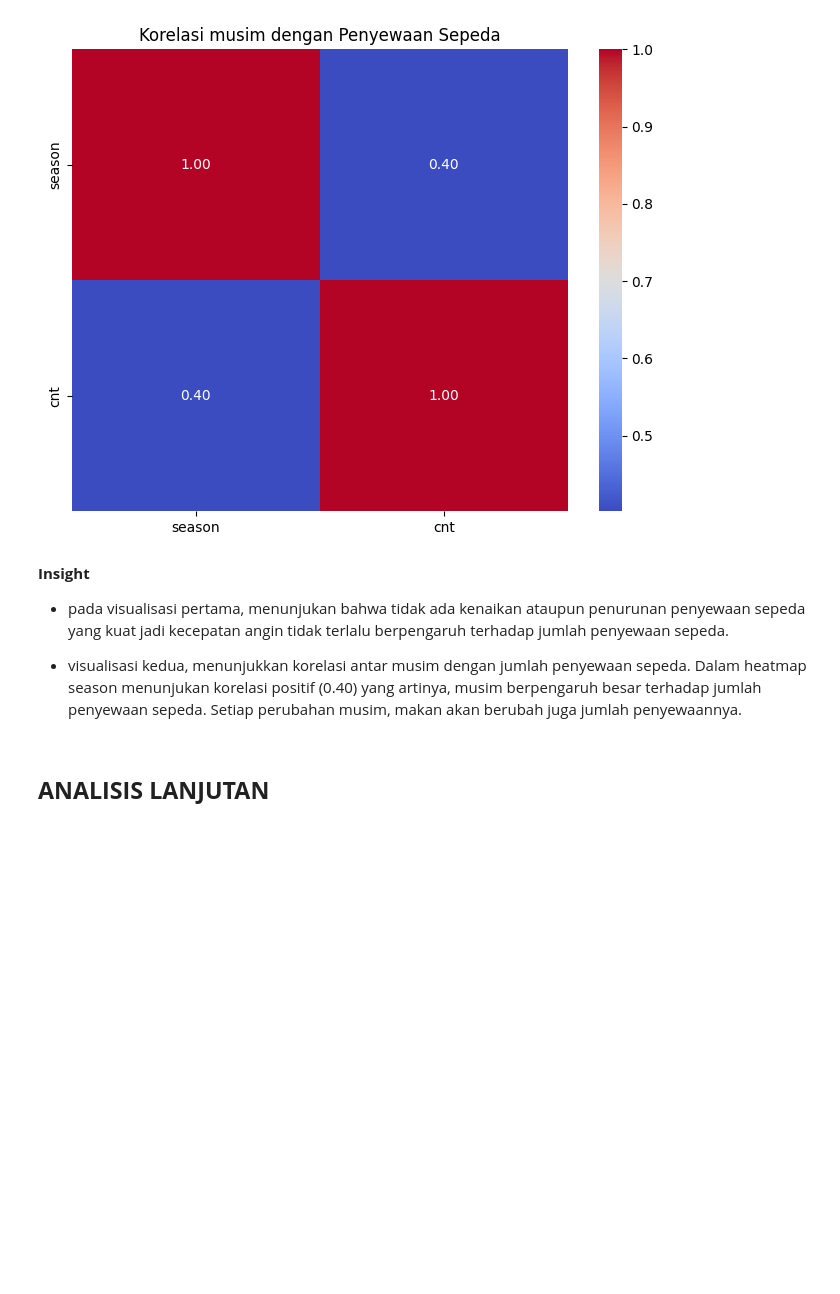
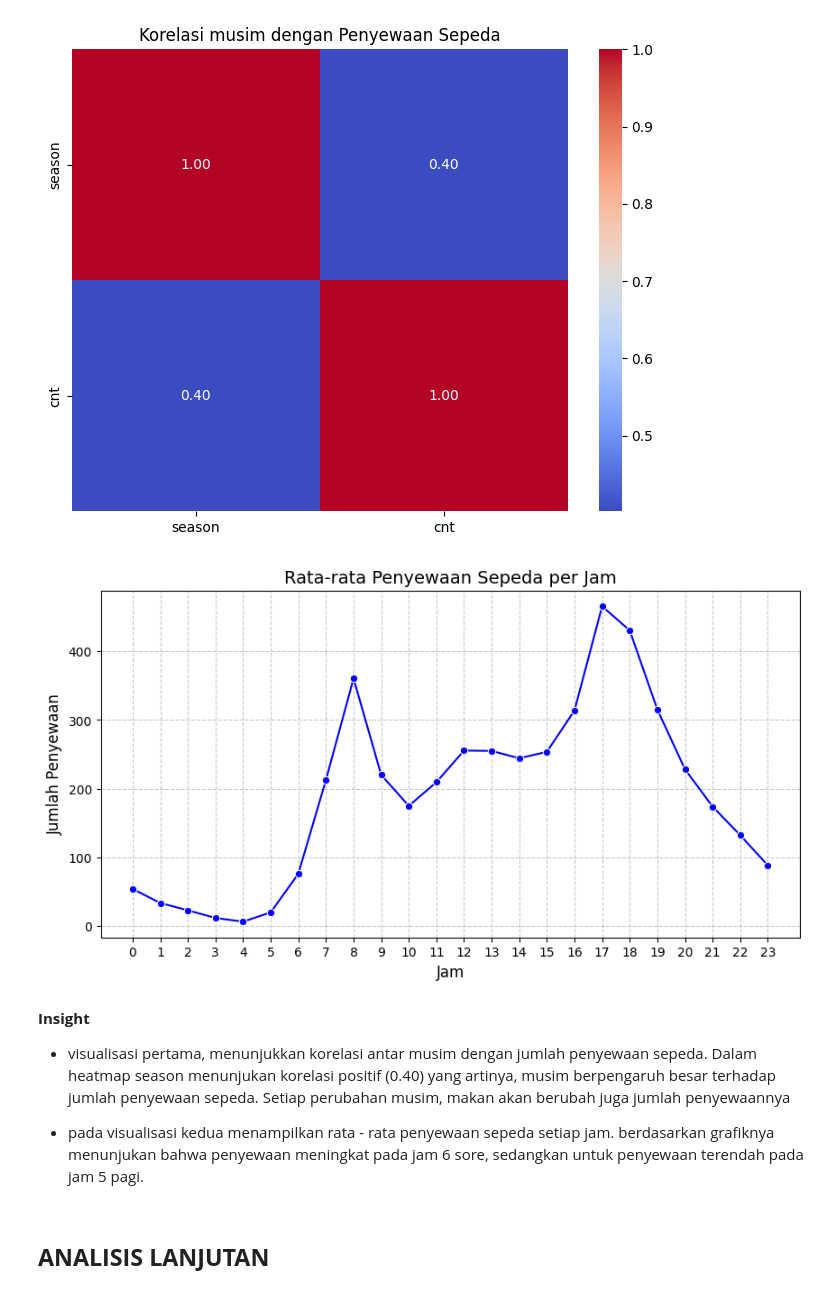
Before and after one commit to aynarifdah/bikeshare, a Jupyter notebook: notebook_bike_sharing.ipynb, the cells around one changed output. Cells and saved outputs as stored; diff of their text form; code cells hidden in the pictures; blank space fills up the shorter version.

```diff
--- a/notebook_bike_sharing.ipynb
+++ b/notebook_bike_sharing.ipynb
@@ -332,10 +318,25 @@ plt.title("Korelasi musim dengan Penyewaan Sepeda")
 plt.show()
 # %% [output]
 [figure]
+# %%
+hourly = hours_outlier.groupby("hr")["cnt"].mean()
+
+plt.figure(figsize=(10, 5))
+sns.lineplot(x=hourly.index, y=hourly.values, marker="o", linestyle="-", color="b")
+
+plt.title("Rata-rata Penyewaan Sepeda per Jam", fontsize=14)
+plt.xlabel("Jam", fontsize=12)
+plt.ylabel("Jumlah Penyewaan", fontsize=12)
+plt.xticks(range(0, 24))
+
+plt.grid(True, linestyle="--", alpha=0.7)
+plt.show()
+# %% [output]
+[figure, added]
 # %% [markdown]
 **Insight**
-- pada visualisasi pertama, menunjukan bahwa tidak ada kenaikan ataupun penurunan penyewaan sepeda yang kuat jadi kecepatan angin tidak terlalu berpengaruh terhadap jumlah penyewaan sepeda.
+- visualisasi pertama, menunjukkan korelasi antar musim dengan jumlah penyewaan sepeda. Dalam heatmap season menunjukan korelasi positif (0.40) yang artinya, musim berpengaruh besar terhadap jumlah penyewaan sepeda. Setiap perubahan musim, makan akan berubah juga jumlah penyewaannya
 
-- visualisasi kedua, menunjukkan korelasi antar musim dengan jumlah penyewaan sepeda. Dalam heatmap season menunjukan korelasi positif (0.40) yang artinya, musim berpengaruh besar terhadap jumlah penyewaan sepeda. Setiap perubahan musim, makan akan berubah juga jumlah penyewaannya.
+- pada visualisasi kedua menampilkan rata - rata penyewaan sepeda setiap jam. berdasarkan grafiknya menunjukan bahwa penyewaan meningkat pada jam 6 sore, sedangkan untuk penyewaan terendah pada jam 5 pagi.
 # %% [markdown]
 ## **ANALISIS LANJUTAN**
```
Also changed, not shown: parts of 10 cells of this notebook, 3 other files.
